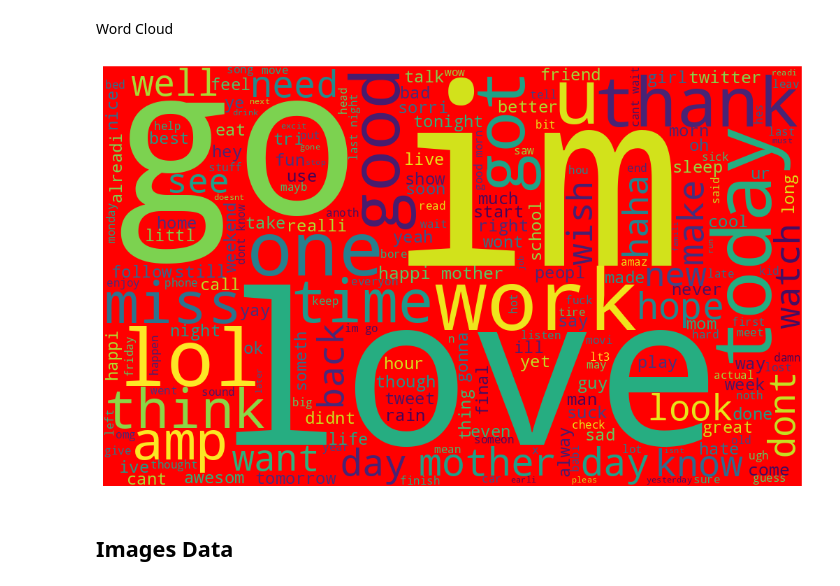
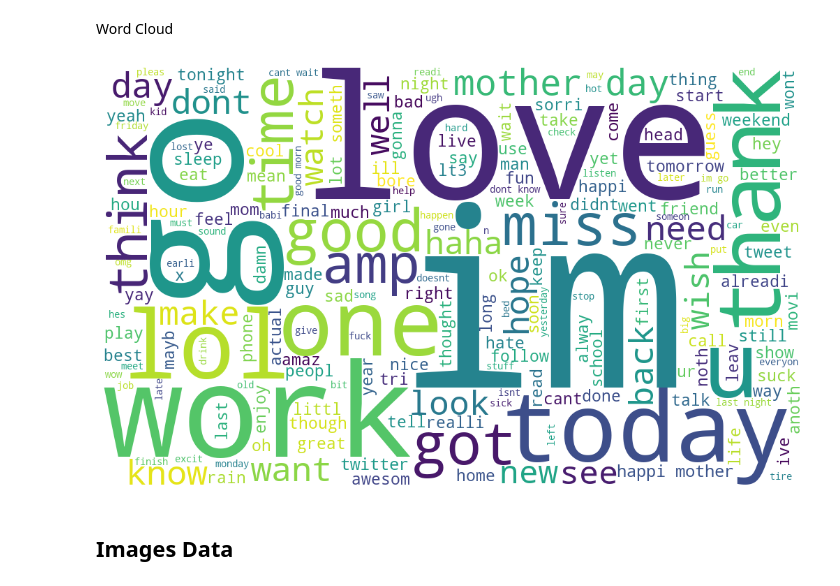
Before and after one commit to IATjin/Week2-DataPreprocessing, a Jupyter notebook: Week 2.ipynb, the cells around one changed output. Saved outputs shown, nothing was run; the diff lists cells and outputs as text; code cells hidden in the pictures.

```diff
--- a/Week 2.ipynb
+++ b/Week 2.ipynb
@@ -427,7 +407,7 @@ Download the dataset from: https://www.kaggle.com/datasets/pashupatigupta/emotio
 
 Loading Dataset
 # %%
-dataset_3 = pd.read_csv('/content/sample_data/tweet_emotions 2.csv')
+dataset_3 = pd.read_csv("Desktop/360/OneDrive_1_9-21-2026/tweet_emotions.csv")
 dataset_3.head()
 # %% [output]
 |  | tweet_id | sentiment | content |
@@ -497,19 +478,19 @@ Word Cloud
 # %%
 all_words = ' '.join(word for word in dataset_3['text'])
 
 
 wordcloud = WordCloud(
     width = 1000,
     height = 600,
-    background_color = 'red',
+    background_color = 'white',
     min_font_size = 10).generate(all_words)
 plt.figure(figsize = (10, 6), facecolor = None)
 plt.imshow(wordcloud)
 plt.axis('off')
 plt.tight_layout(pad = 0)
 plt.show()
 # %% [output]
-[figure, old version]
+[figure, new version]
 # %% [markdown]
 ## **Images Data**
 # %% [markdown]
```
Also changed, not shown: parts of 24 cells of this notebook.
